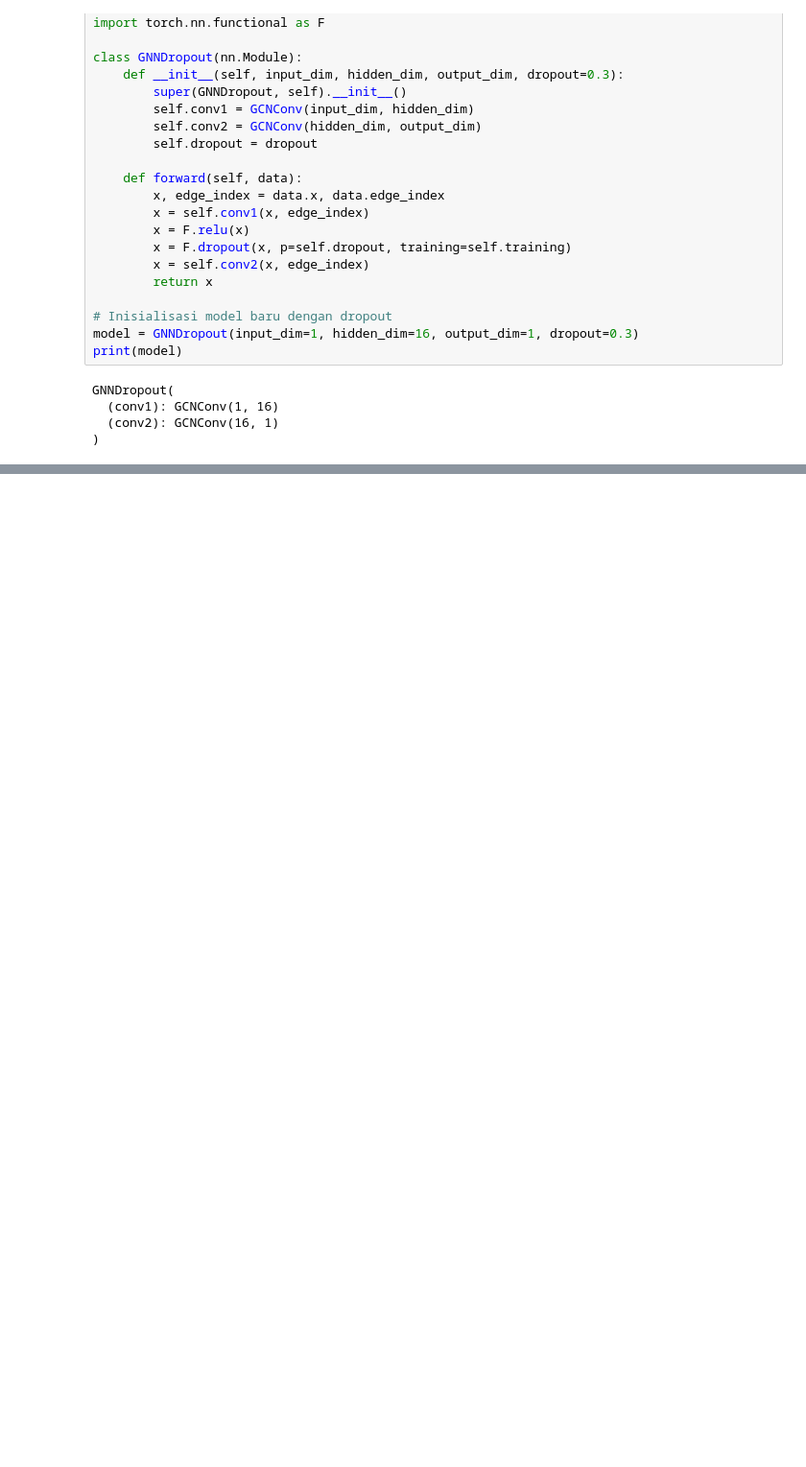
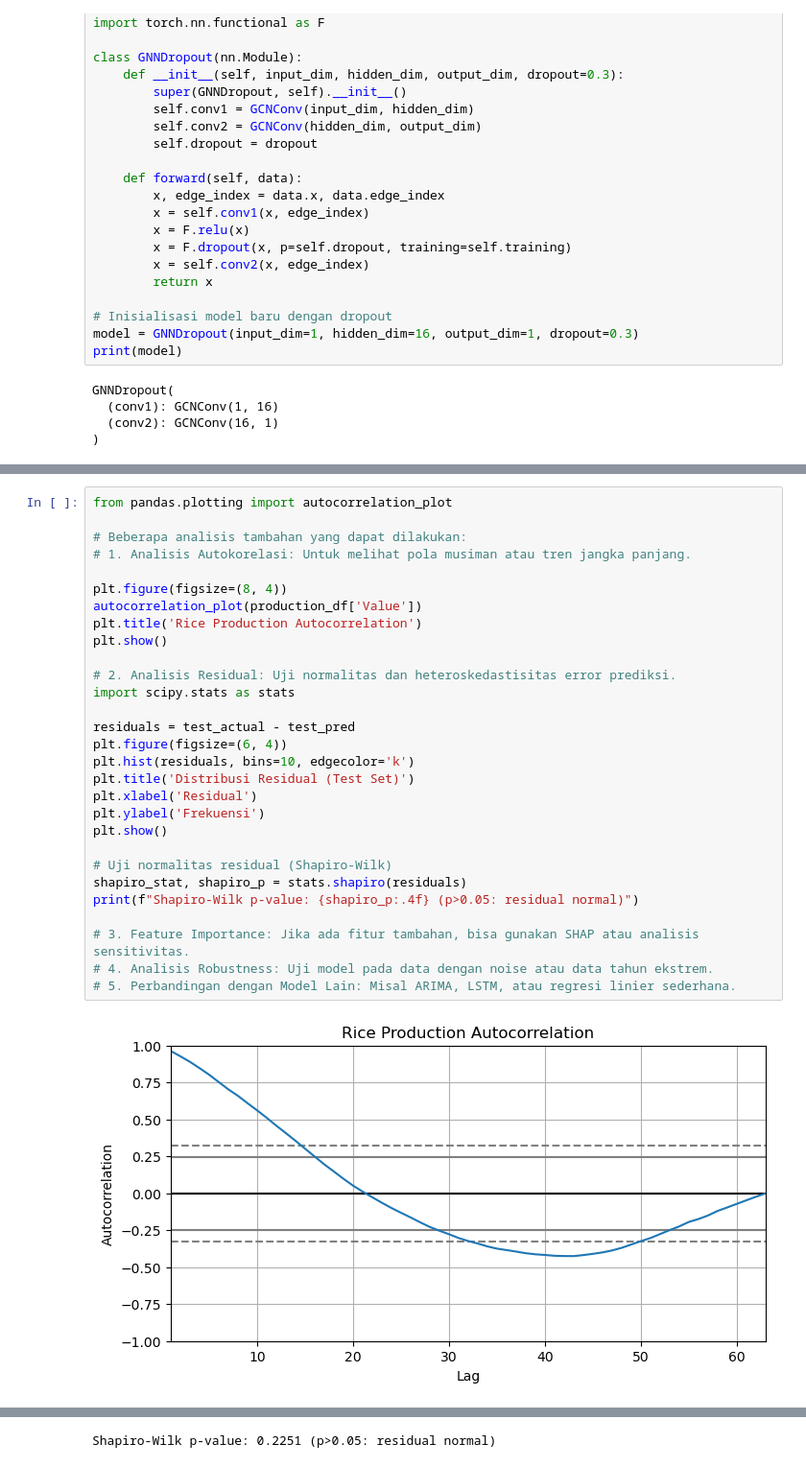
Before and after one commit to Ariful2607/Graph-Machine-Learning, a Jupyter notebook: Yield Prediction.ipynb, the cells around one changed output, grey strips where cells are left out. Shown: that part at 96% size. Cells and saved outputs as stored; diff of their text form; blank space fills up the shorter version.

```diff
--- a/Yield Prediction.ipynb
+++ b/Yield Prediction.ipynb
@@ -340,0 +358,31 @@ plt.show()
+# %%
+from pandas.plotting import autocorrelation_plot
+
+# Beberapa analisis tambahan yang dapat dilakukan:
+# 1. Analisis Autokorelasi: Untuk melihat pola musiman atau tren jangka panjang.
+
+plt.figure(figsize=(8, 4))
+autocorrelation_plot(production_df['Value'])
+plt.title('Rice Production Autocorrelation')
+plt.show()
+
+# 2. Analisis Residual: Uji normalitas dan heteroskedastisitas error prediksi.
+import scipy.stats as stats
+
+residuals = test_actual - test_pred
+plt.figure(figsize=(6, 4))
+plt.hist(residuals, bins=10, edgecolor='k')
+plt.title('Distribusi Residual (Test Set)')
+plt.xlabel('Residual')
+plt.ylabel('Frekuensi')
+plt.show()
+
+# Uji normalitas residual (Shapiro-Wilk)
+shapiro_stat, shapiro_p = stats.shapiro(residuals)
+print(f"Shapiro-Wilk p-value: {shapiro_p:.4f} (p>0.05: residual normal)")
+
+# 3. Feature Importance: Jika ada fitur tambahan, bisa gunakan SHAP atau analisis sensitivitas.
+# 4. Analisis Robustness: Uji model pada data dengan noise atau data tahun ekstrem.
+# 5. Perbandingan dengan Model Lain: Misal ARIMA, LSTM, atau regresi linier sederhana.
+# %% [output]
+[figure, added]
@@ -340,0 +390 @@ plt.show()
+Shapiro-Wilk p-value: 0.2251 (p>0.05: residual normal)
```
Also changed, not shown: parts of 16 cells of this notebook.
